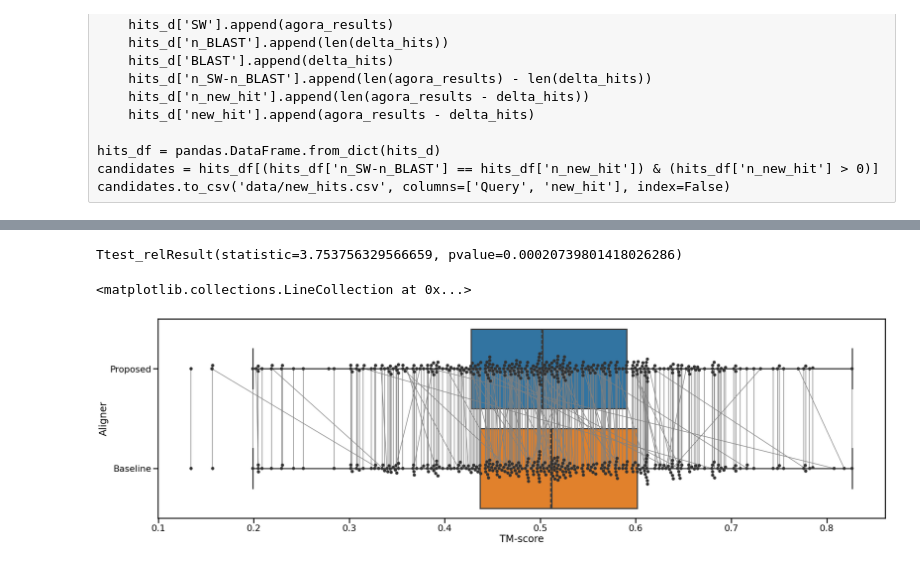
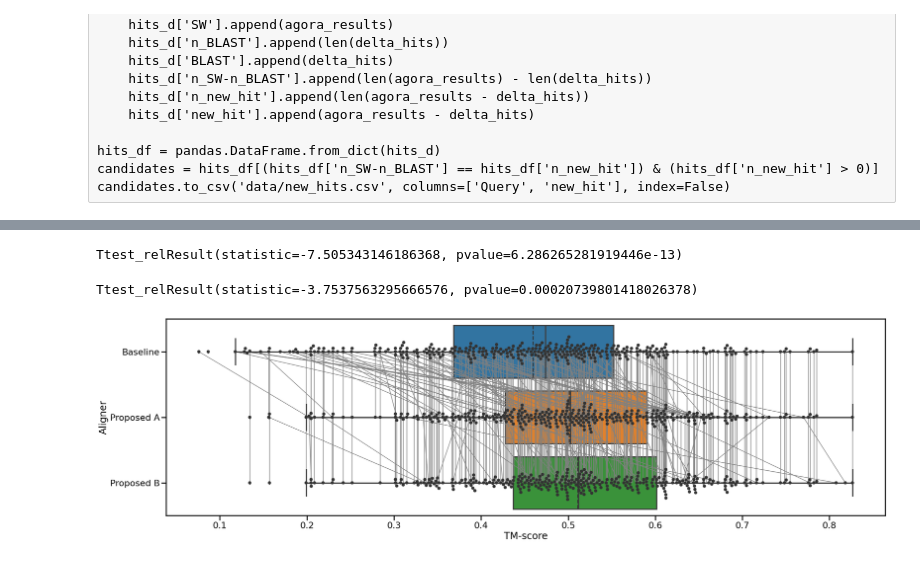
Before and after one commit to shuichiro-makigaki/agora, a Jupyter notebook: contrib/TM-hard-skip-inters.ipynb, the cells around one changed output, grey strips where cells are left out. Cells and saved outputs as stored; diff of their text form; code cells hidden in the pictures.

```diff
--- a/contrib/TM-hard-skip-inters.ipynb
+++ b/contrib/TM-hard-skip-inters.ipynb
@@ -67,13 +67,25 @@ from agora import TMalignCommandLine
 new_hit_tmscore_d = {'Aligner': [], 'Query': [], 'Template': [], 'TM-score': [], 'PDB': []}
 
 for r in tqdm(candidates.itertuples(), total=candidates.shape[0]):
+    for pdb in list(Path('data/evaluation/delta_u50_50_u50_50_s95_500_evalue_sum_local/').glob(f'{r.Query}_*.pdb')):
+            template = [_ for _ in pdb.read_text().splitlines() if _.startswith('REMARK') and 'TEMPLATE:' in _][0].split()[3]
+            if template in r.new_hit:
+                tmalign = TMalignCommandLine(f'data/evaluation/targets/{r.Query}.ent', pdb.as_posix())
+                tmalign.run()
+                if tmalign.tmscore is not None:
+                    new_hit_tmscore_d['Aligner'].append('Baseline')
+                    new_hit_tmscore_d['Query'].append(r.Query)
+                    new_hit_tmscore_d['Template'].append(template)
+                    new_hit_tmscore_d['TM-score'].append(tmalign.tmscore[0])
+                    new_hit_tmscore_d['PDB'].append(pdb.stem)
+
     for pdb in list(Path('data/evaluation/delta_u50_50_u50_50_s95_500_evalue_sum_local_i_local_p5p5p20/').glob(f'{r.Query}_*.pdb')):
         template = [_ for _ in pdb.read_text().splitlines() if _.startswith('REMARK') and 'TEMPLATE:' in _][0].split()[3]
         if template in r.new_hit:
             tmalign = TMalignCommandLine(f'data/evaluation/targets/{r.Query}.ent', pdb.as_posix())
             tmalign.run()
             if tmalign.tmscore is not None:
-                new_hit_tmscore_d['Aligner'].append('Proposed')
+                new_hit_tmscore_d['Aligner'].append('Proposed A')
                 new_hit_tmscore_d['Query'].append(r.Query)
                 new_hit_tmscore_d['Template'].append(template)
                 new_hit_tmscore_d['TM-score'].append(tmalign.tmscore[0])
@@ -85,7 +97,7 @@ for r in tqdm(candidates.itertuples(), total=candidates.shape[0]):
             tmalign = TMalignCommandLine(f'data/evaluation/targets/{r.Query}.ent', pdb.as_posix())
             tmalign.run()
             if tmalign.tmscore is not None:
-                new_hit_tmscore_d['Aligner'].append('Baseline')
+                new_hit_tmscore_d['Aligner'].append('Proposed B')
                 new_hit_tmscore_d['Query'].append(r.Query)
                 new_hit_tmscore_d['Template'].append(template)
                 new_hit_tmscore_d['TM-score'].append(tmalign.tmscore[0])
@@ -122,6 +122,6 @@ seaborn.boxplot(x='TM-score', y='Aligner',
 # %%
 sw = new_hit_tmscore_df[new_hit_tmscore_df['Aligner'] == 'Baseline']
-isw = new_hit_tmscore_df[new_hit_tmscore_df['Aligner'] == 'Proposed']
+isw = new_hit_tmscore_df[new_hit_tmscore_df['Aligner'] == 'Proposed A']
 merged_df = pandas.merge(sw, isw, on='PDB')
 merged_df['diff'] = merged_df['TM-score_y'] - merged_df['TM-score_x']
 merged_df['Query'] = merged_df['PDB'].apply(lambda _: _[:7])
@@ -166,0 +153,9 @@ display(new_hit_tmscore_df[new_hit_tmscore_df['Aligner'] == 'Proposed'].describe
+# %%
+sw = new_hit_tmscore_df[new_hit_tmscore_df['Aligner'] == 'Proposed A']
+isw = new_hit_tmscore_df[new_hit_tmscore_df['Aligner'] == 'Proposed B']
+merged_df2 = pandas.merge(sw, isw, on='PDB')
+merged_df2['diff'] = merged_df2['TM-score_y'] - merged_df['TM-score_x']
+merged_df2['Query'] = merged_df2['PDB'].apply(lambda _: _[:7])
+merged_df2['Rank'] = merged_df2['PDB'].apply(lambda _: int(_.split('_')[-1]))
+merged_df2 = merged_df2.sort_values('diff')
+merged_df2
@@ -167,21 +192,23 @@ display(new_hit_tmscore_df[new_hit_tmscore_df['Aligner'] == 'Proposed'].describe
 # %%
 from scipy import stats
-stats.ttest_rel(merged_df['TM-score_x'], merged_df['TM-score_y'])
+display(stats.ttest_rel(merged_df['TM-score_x'], merged_df['TM-score_y']))
+display(stats.ttest_rel(merged_df2['TM-score_x'], merged_df2['TM-score_y']))
 # %% [output]
-Ttest_relResult(statistic=3.753756329566659, pvalue=0.00020739801418026286)
+Ttest_relResult(statistic=-7.505343146186368, pvalue=6.286265281919446e-13)
+Ttest_relResult(statistic=-3.7537563295666576, pvalue=0.00020739801418026378)
 # %%
 %matplotlib inline
 
 from matplotlib import pyplot, collections
 import seaborn
 
 seaborn.set_context('poster')
 fig, ax = pyplot.subplots(figsize=(32, 9))
 seaborn.boxplot(x='TM-score', y='Aligner', data=new_hit_tmscore_df,
                showmeans=True, meanline=True, ax=ax, meanprops={'color': '#333333', 'linewidth': 2.5})
 seaborn.swarmplot(x='TM-score', y='Aligner', data=new_hit_tmscore_df, color='0.2', size=8, ax=ax)
-ax.add_collection(collections.LineCollection([[(_[1][3], 1), (_[1][8], 0)] for _ in merged_df.iterrows()], linewidths=1.5, colors='gray'))
-#fig.savefig('img/hard_tm.pdf', bbox_inches='tight', pad_inches=0)
+ax.add_collection(collections.LineCollection([[(_[1][3], 0), (_[1][8], 1)] for _ in merged_df.iterrows()], linewidths=1.5, colors='gray'))
+ax.add_collection(collections.LineCollection([[(_[1][3], 1), (_[1][8], 2)] for _ in merged_df2.iterrows()], linewidths=1.5, colors='gray'))
+fig.savefig('img/hard_tm_skip.pdf', bbox_inches='tight', pad_inches=0)
 # %% [output]
-<matplotlib.collections.LineCollection at 0x...>
-[figure, old version]
+[figure, new version]
```
Also changed, not shown: parts of 7 cells of this notebook.
